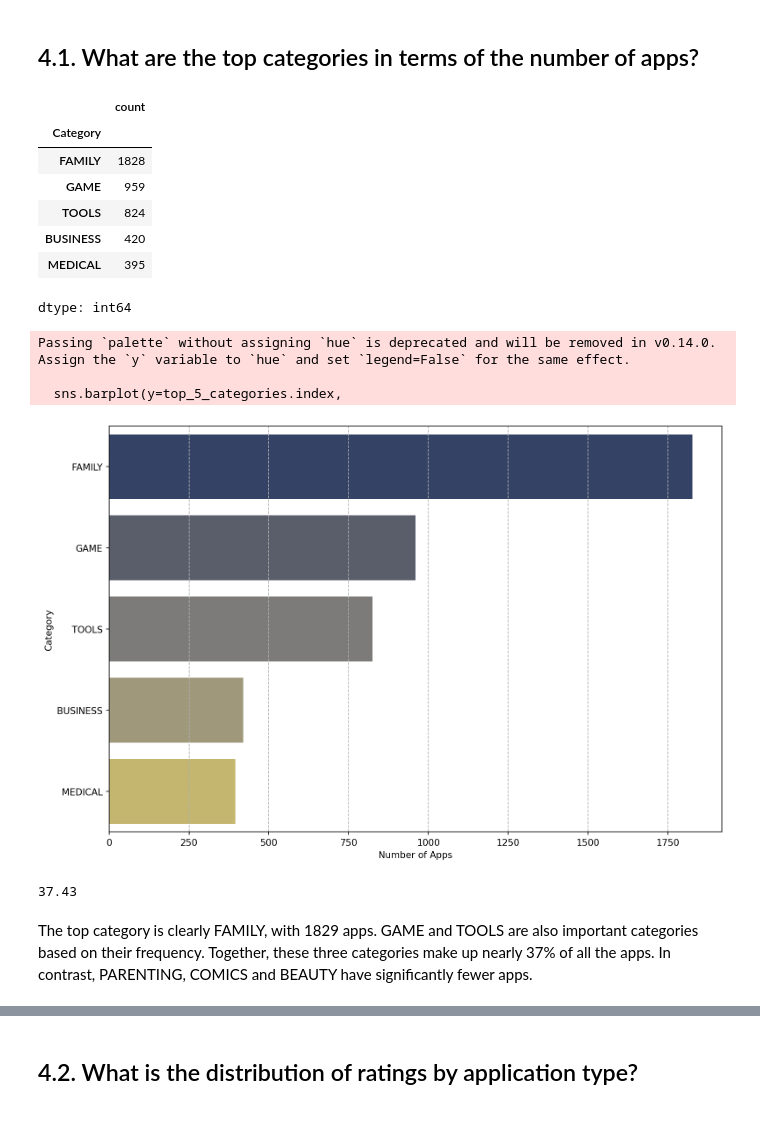
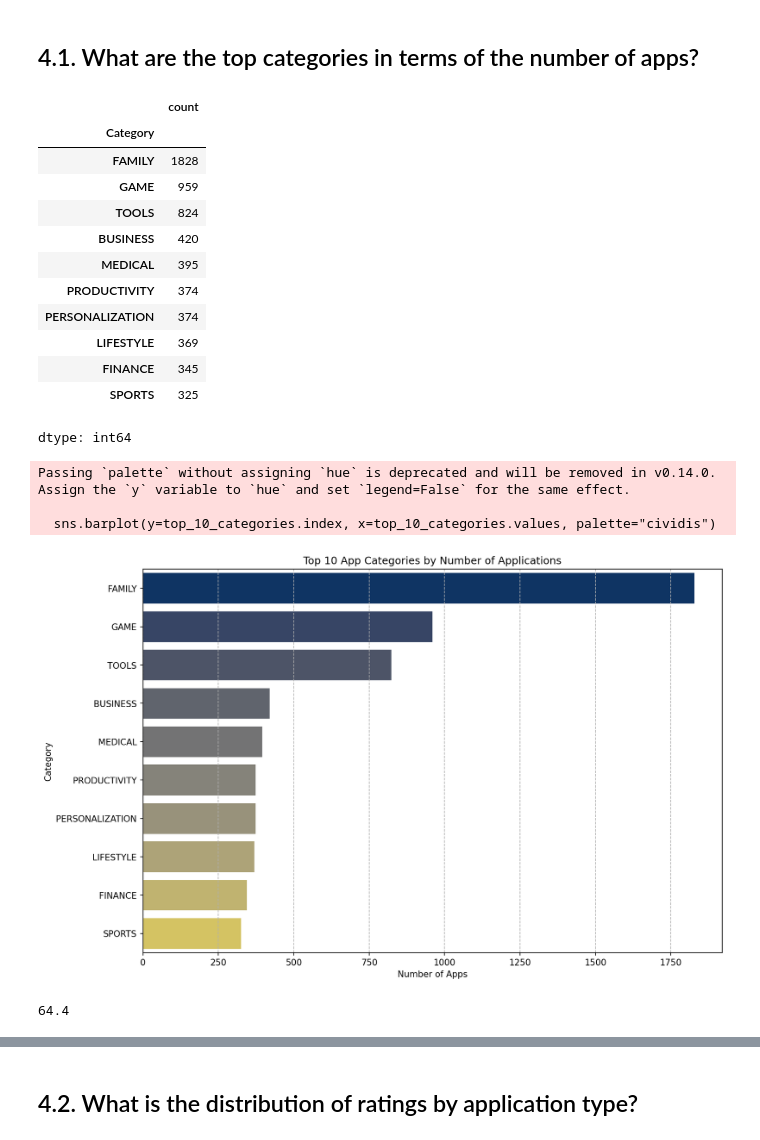
Before and after one commit to emredemirbas/google-playstore-eda, a Jupyter notebook: google_play_store_eda.ipynb, the cells around one changed output, grey strips where cells are left out. Drawn from its saved outputs; the diff is of its cells as text; code cells hidden in the pictures.

```diff
--- a/google_play_store_eda.ipynb
+++ b/google_play_store_eda.ipynb
@@ -869,8 +899,8 @@ plt.show()
 # %%
 # Sort Category column based on the frequency, and store it as a pandas Series
 category_counts = google_play_store_df["Category"].value_counts().sort_values(ascending=False)
-top_5_categories = category_counts.head(5)
-top_5_categories
+top_10_categories = category_counts.head(10)
+top_10_categories
 # %% [output]
 |  | count |
 | Category |  |
@@ -879,25 +909,27 @@ top_5_categories
 | TOOLS | 824 |
 | BUSINESS | 420 |
 | MEDICAL | 395 |
+| PRODUCTIVITY | 374 |
+| PERSONALIZATION | 374 |
+| LIFESTYLE | 369 |
+| FINANCE | 345 |
+| SPORTS | 325 |
 dtype: int64
 # %%
-# Visualize Count vs Category
 plt.figure(figsize=(12,8), dpi=150)
-sns.barplot(y=top_5_categories.index,
-            x=top_5_categories.values,
-            palette="cividis")
+sns.barplot(y=top_10_categories.index, x=top_10_categories.values, palette="cividis")
+plt.title("Top 10 App Categories by Number of Applications")
 plt.xlabel("Number of Apps")
 plt.ylabel("Category")
 plt.grid(axis="x", ls="--")
+plt.show()
 # %% [output]
 Passing `palette` without assigning `hue` is deprecated and will be removed in v0.14.0. Assign the `y` variable to `hue` and set `legend=False` for the same effect.
 
-  sns.barplot(y=top_5_categories.index,
+  sns.barplot(y=top_10_categories.index, x=top_10_categories.values, palette="cividis")
-[figure, old version]
+[figure, new version]
 # %%
-# percentage of top 3 categories
-round(float(top_5_categories.head(3).values.sum() / len(google_play_store_df) * 100), 2)
+# percentage of top 10 categories
+round(float(top_10_categories.values.sum() / len(google_play_store_df) * 100), 2)
 # %% [output]
-37.43
+64.4
-# %% [markdown]
-The top category is clearly FAMILY, with 1829 apps. GAME and TOOLS are also important categories based on their frequency. Together, these three categories make up nearly 37% of all the apps. In contrast, PARENTING, COMICS and BEAUTY have significantly fewer apps.
```
Also changed, not shown: parts of 12 cells of this notebook.
